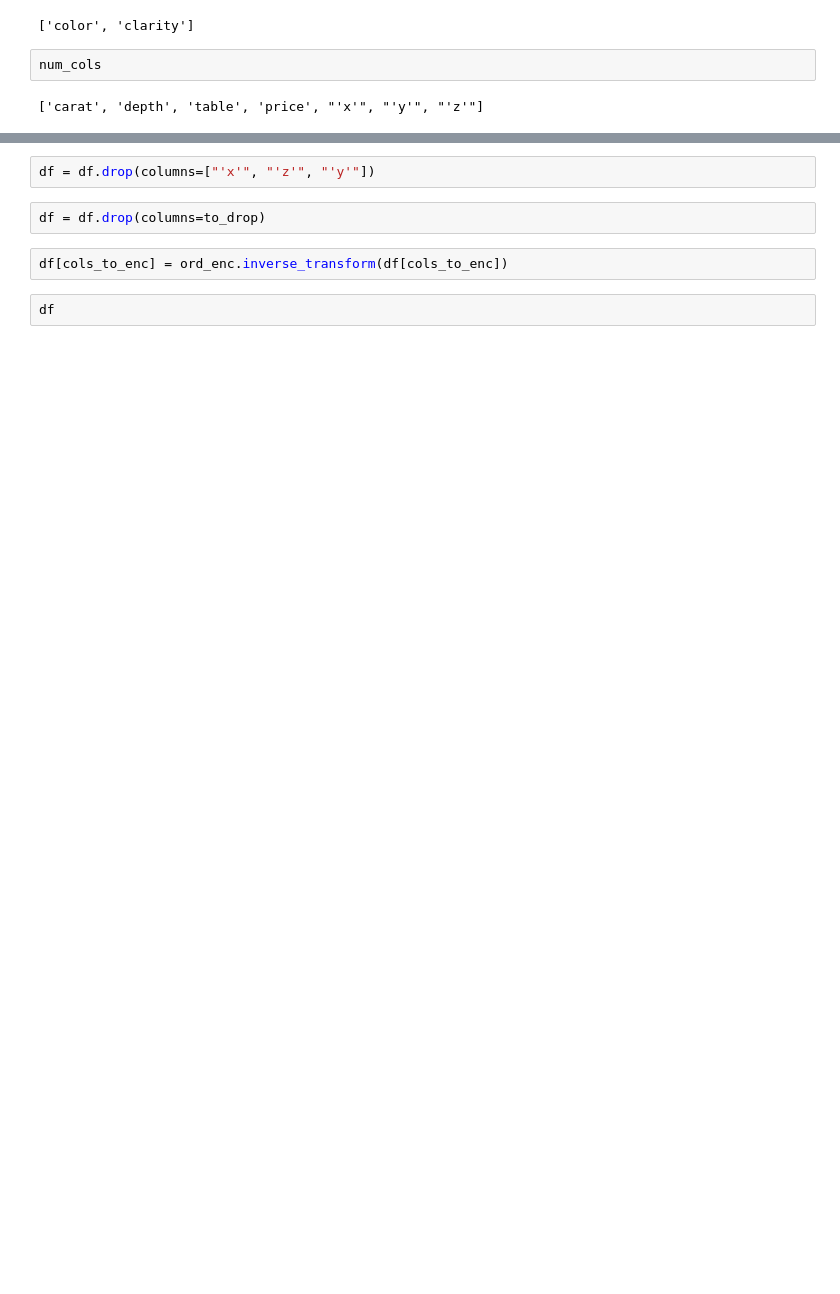
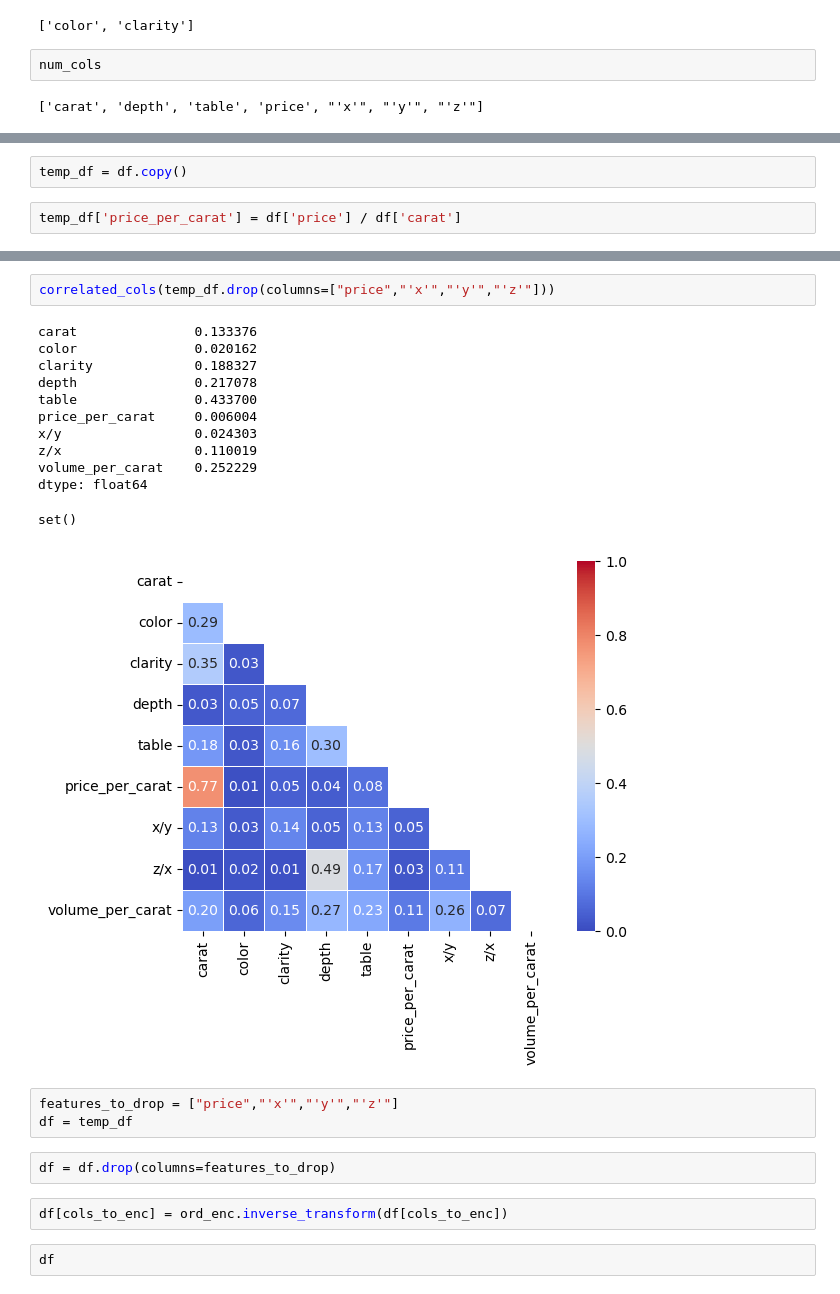
Before and after one commit to Sujan-13/diamond-api, a Jupyter notebook: train.ipynb, the cells around one changed output, grey strips where cells are left out. Cells and saved outputs as stored; diff of their text form; blank space fills up the shorter version.

```diff
--- a/train.ipynb
+++ b/train.ipynb
@@ -301,0 +355,4 @@ to_drop
+# %%
+temp_df = df.copy()
+# %%
+temp_df['price_per_carat'] = df['price'] / df['carat']
@@ -302,7 +381,23 @@ to_drop
+# %%
+correlated_cols(temp_df.drop(columns=["price","'x'","'y'","'z'"]))
+# %% [output]
+carat               0.133376
+color               0.020162
+clarity             0.188327
+depth               0.217078
+table               0.433700
+price_per_carat     0.006004
+x/y                 0.024303
+z/x                 0.110019
+volume_per_carat    0.252229
+dtype: float64
+set()
+[figure, added]
+# %%
+features_to_drop = ["price","'x'","'y'","'z'"]
+df = temp_df
 # %%
-df = df.drop(columns=["'x'", "'z'", "'y'"])
+df = df.drop(columns=features_to_drop)
-# %%
-df = df.drop(columns=to_drop)
 # %%
 df[cols_to_enc] = ord_enc.inverse_transform(df[cols_to_enc])
 # %%
```
Also changed, not shown: parts of 74 cells of this notebook, 11 other files.
